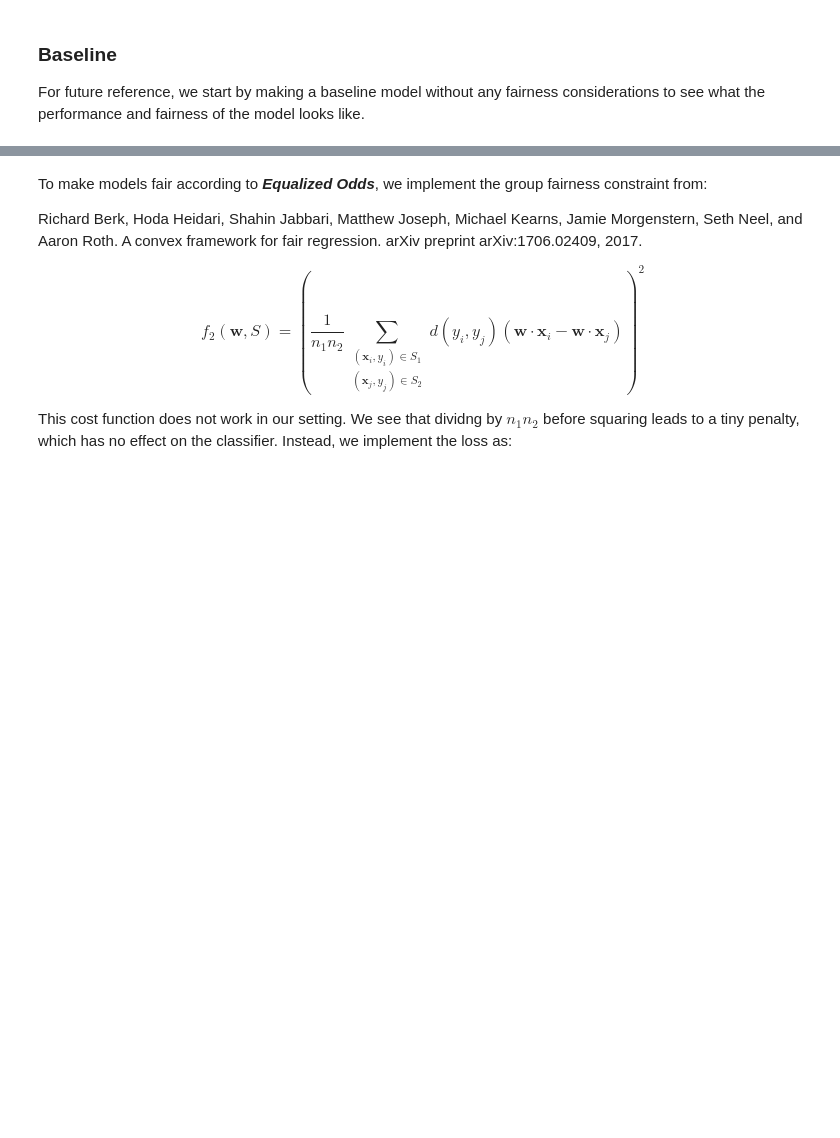
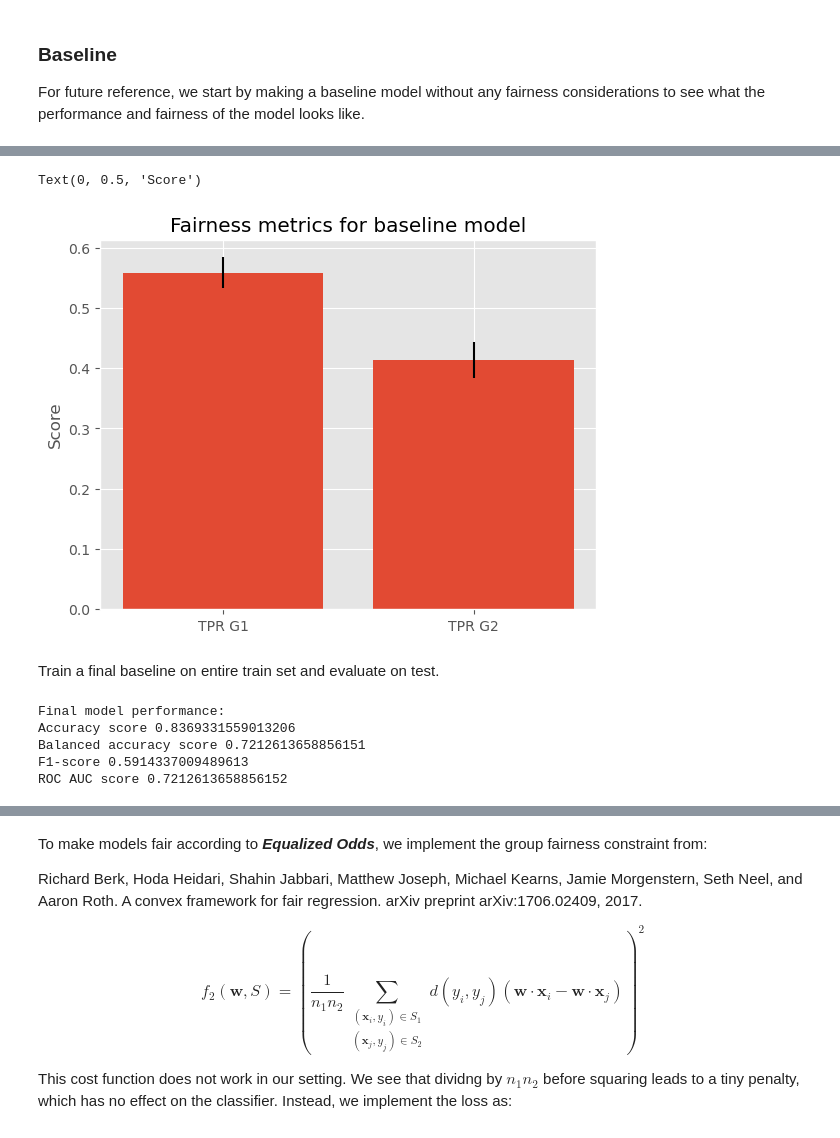
Before and after one commit to Marcus-Friis/afae-exam, a Jupyter notebook: notebook.ipynb, the cells around one changed output, grey strips where cells are left out. Drawn from its saved outputs; the diff is of its cells as text; code cells hidden in the pictures; blank space fills up the shorter version.

```diff
--- a/notebook.ipynb
+++ b/notebook.ipynb
@@ -217,0 +183,39 @@ False case       0.7591767777607127 0.9383057090239411
+# %%
+fairness_base = tracker.get_mean_fairness()
+fig, ax = plt.subplots()
+ax.bar(fairness_base.keys(), [v[0] for v in fairness_base.values()], yerr=[v[1] for v in fairness_base.values()])
+ax.set_title('Fairness metrics for baseline model')
+ax.set_ylabel('Score')
+# %% [output]
+Text(0, 0.5, 'Score')
+[figure, added]
+# %% [markdown]
+Train a final baseline on entire train set and evaluate on test.
+# %%
+x_train = preprocessing.fit_transform(income_train).toarray()
+y_train = income_train[target].values
+g_train = income_train[groups].values
+
+x_test = preprocessing.transform(income_test).toarray()
+y_test = income_test[target].values
+g_test = income_test[groups].values
+
+x_train, y_train, g_train, x_test, y_test, g_test = map(lambda x: torch.tensor(x, dtype=torch.float), (x_train, y_train, g_train, x_test, y_test, g_test))
+
+model = BinaryLogisticRegression(x_train.shape[1])
+model.fit(x_train, y_train)
+
+y_pred = model(x_test)
+y_pred = y_pred.detach().numpy().round()
+
+print('Final model performance:')
+print('Accuracy score', accuracy_score(y_test, y_pred))
+print('Balanced accuracy score', balanced_accuracy_score(y_test, y_pred))
+print('F1-score', f1_score(y_test, y_pred))
+print('ROC AUC score', roc_auc_score(y_test, y_pred))
+# %% [output]
+Final model performance:
+Accuracy score 0.8369331559013206
+Balanced accuracy score 0.7212613658856151
+F1-score 0.5914337009489613
+ROC AUC score 0.7212613658856152
```
Also changed, not shown: parts of 24 cells of this notebook, 5 other files.
